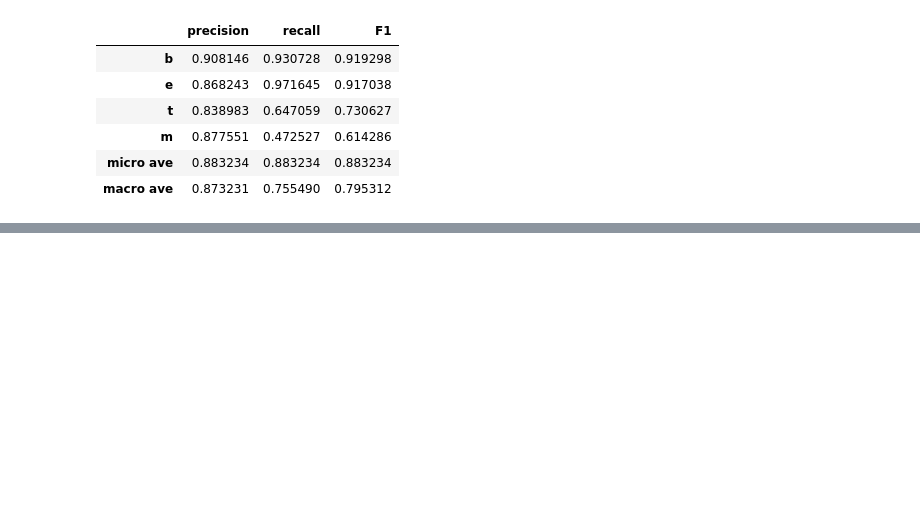
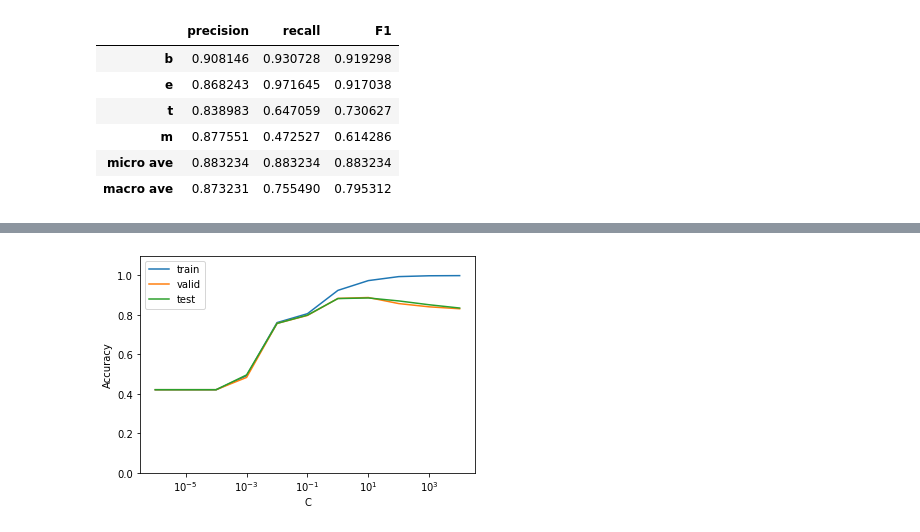
Before and after one commit to masaki-sakata/nlp100, a Jupyter notebook: Chapter6.ipynb, the cells around one changed output, grey strips where cells are left out. Cells and saved outputs as stored; diff of their text form; code cells hidden in the pictures; blank space fills up the shorter version.

```diff
--- a/Chapter6.ipynb
+++ b/Chapter6.ipynb
@@ -370,0 +438,15 @@ l_X_train_index[np.argmax(lr.coef_)]
+# %%
+result_58 = []
+for C in tqdm(np.logspace(-6, 4 ,11, base=10)):
+  lr = LogisticRegression(random_state=123, max_iter=1000 , C=C)
+  lr.fit(X_train, train['CATEGORY'])
+
+  train_pred = lr.predict(X_train)
+  valid_pred = lr.predict(X_valid)
+  test_pred = lr.predict(X_test)
+
+  train_accuracy = accuracy_score(train['CATEGORY'], train_pred)
+  valid_accuracy = accuracy_score(valid['CATEGORY'], valid_pred)
+  test_accuracy = accuracy_score(test['CATEGORY'], test_pred)
+
+  result_58.append([C, train_accuracy, valid_accuracy, test_accuracy])
@@ -370,0 +461,14 @@ l_X_train_index[np.argmax(lr.coef_)]
+# %%
+df_58 = pd.DataFrame(result_58, columns=['C', 'train_accuracy', 'valid_accuracy', 'test_accuracy'])
+# %%
+plt.plot(df_58['C'], df_58['train_accuracy'], label='train')
+plt.plot(df_58['C'], df_58['valid_accuracy'], label='valid')
+plt.plot(df_58['C'], df_58['test_accuracy'], label='test')
+plt.xscale('log')
+plt.ylim(0,1.1)
+plt.xlabel('C')
+plt.ylabel('Accuracy')
+plt.legend()
+plt.show()
+# %% [output]
+[figure, added]
```
Also changed, not shown: parts of 44 cells of this notebook.
